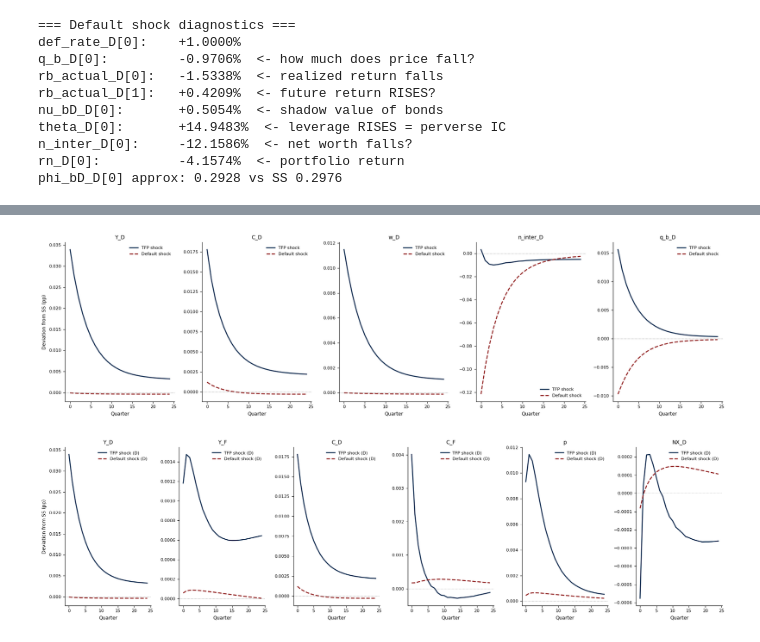
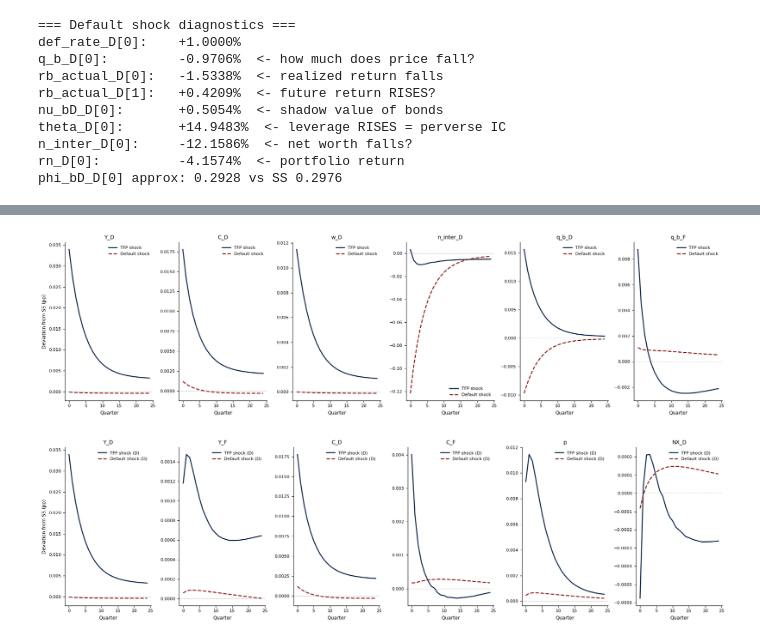
Before and after one commit to Daniel-Jensen/Quantitative_Model, a Jupyter notebook: model_v12.ipynb, the cells around one changed output, grey strips where cells are left out. Saved outputs shown, nothing was run; the diff lists cells and outputs as text; code cells hidden in the pictures.

```diff
--- a/model_v12.ipynb
+++ b/model_v12.ipynb
@@ -206,6 +205,9 @@ anchors = {
     'q_b_D':                 float(ss['q_b_D']),
     'q_b_F':                 float(ss['q_b_F']),
     'p':                     float(ss['p']),
+    # SS consumption levels — denominators for welfare_agg_D/F normalisation
+    'C_D_ss':                float(ss['C_D']),
+    'C_F_ss':                float(ss['C_F']),
 }
 calibration_start.update(anchors)
 for k, v in anchors.items():
@@ -221,6 +223,8 @@ ss.toplevel['Rgross_F'] = float(1 + ss['rdep_F'])
 _fr_D = float(ss['frisch_D']); _fr_F = float(ss['frisch_F'])
 ss.toplevel['X_D'] = float(ss['C_D']) - float(ss['vphi_D']) * float(ss['N_D']) ** (1 + 1/_fr_D) / (1 + 1/_fr_D)
 ss.toplevel['X_F'] = float(ss['C_F']) - float(ss['vphi_F']) * float(ss['N_F']) ** (1 + 1/_fr_F) / (1 + 1/_fr_F)
+ss.toplevel['U_D'] = ss.toplevel['X_D'] / float(ss['C_D'])
+ss.toplevel['U_F'] = ss.toplevel['X_F'] / float(ss['C_F'])
 
 for k, v in {
     'tau_mp_D':        0.0,  'tau_mp_F':        0.0,
@@ -248,3 +252,4 @@ print(f"rb_D={ss['rb_D']:.6f}  rb_F={ss['rb_F']:.6f}  rdep_D={ss['rdep_D']:.6f}
 print(f"q_b_D={anchors['q_b_D']:.6f}  q_b_F={anchors['q_b_F']:.6f}")
 print(f"vphi_D={float(ss['vphi_D']):.6f}  vphi_F={float(ss['vphi_F']):.6f}")
 print(f"X_D={ss.toplevel['X_D']:.6f}  X_F={ss.toplevel['X_F']:.6f}")
+print(f"C_D_ss={anchors['C_D_ss']:.6f}  C_F_ss={anchors['C_F_ss']:.6f}  (welfare normalisers)")
@@ -529,6 +541,7 @@ ha_full = sj.create_model([
     labor_demand_D,             # firm FOC: w = (1-α)*Y/N  → w_res_D
     banker_div_res_D,
     market_clearing_D,
+    welfare_agg_D,              # U_D = X_D / C_D_ss
 
     # ── Country F ──────────────────────────────────────────────────────────────
     deposit_return_F,           # Rgross_F = (1+rdep_F)*P_CES_F(-1)/P_CES_F
@@ -553,6 +566,7 @@ ha_full = sj.create_model([
     labor_demand_F,             # firm FOC: w = (1-α)*Y/N  → w_res_F
     banker_div_res_F,
     market_clearing_F,
+    welfare_agg_F,              # U_F = X_F / C_F_ss
 
     # ── Global ─────────────────────────────────────────────────────────────────
     ces_price_D, import_demand_D,
@@ -675,23 +689,3 @@ def show_irfs(irfs_list, variables, labels=None,
 
     fig.tight_layout()
     plt.show()
-# %%
-# ── Impulse Response Functions ────────────────────────────────────────────────
-
-# TFP Shock
-rho_Z_D = 0.8
-dZ_D    = 0.01 * rho_Z_D ** np.arange(T)
-
-print("Computing IRF: TFP shock...")
-irfs_Z_D = ha_full.solve_impulse_linear(
-    ss_final, unknowns_tp, targets_tp, {'Z_D': dZ_D}
-)
-
-# Default Shock
-rho_def_D    = 0.8
-dShock_def_D = 0.01 * rho_def_D ** np.arange(T)
-
-print("Computing IRF: default shock...")
-irfs_def_D = ha_full.solve_impulse_linear(
-    ss_final, unknowns_tp, targets_tp, {'shock_def_D': dShock_def_D}
-)
@@ -725,10 +721,10 @@ phi_bD_D[0] approx: 0.2928 vs SS 0.2976
 # %%
 # Overview: output, consumption, real wage, bank net worth, bond rate
 show_irfs([irfs_Z_D, irfs_def_D],
-          ['Y_D', 'C_D', 'w_D', 'n_inter_D', 'q_b_D'],
+          ['Y_D', 'C_D', 'w_D', 'n_inter_D', 'q_b_D', 'q_b_F'],
           ['TFP shock', 'Default shock'])
 # %% [output]
-[figure, old version]
+[figure, new version]
 # %%
 # ── 1. Output, Consumption & Trade ────────────────────────────────────────
 # With flexible prices, inflation is zero; terms of trade p and NX adjust to
```
Also changed, not shown: parts of 7 cells of this notebook, 3 other files.
